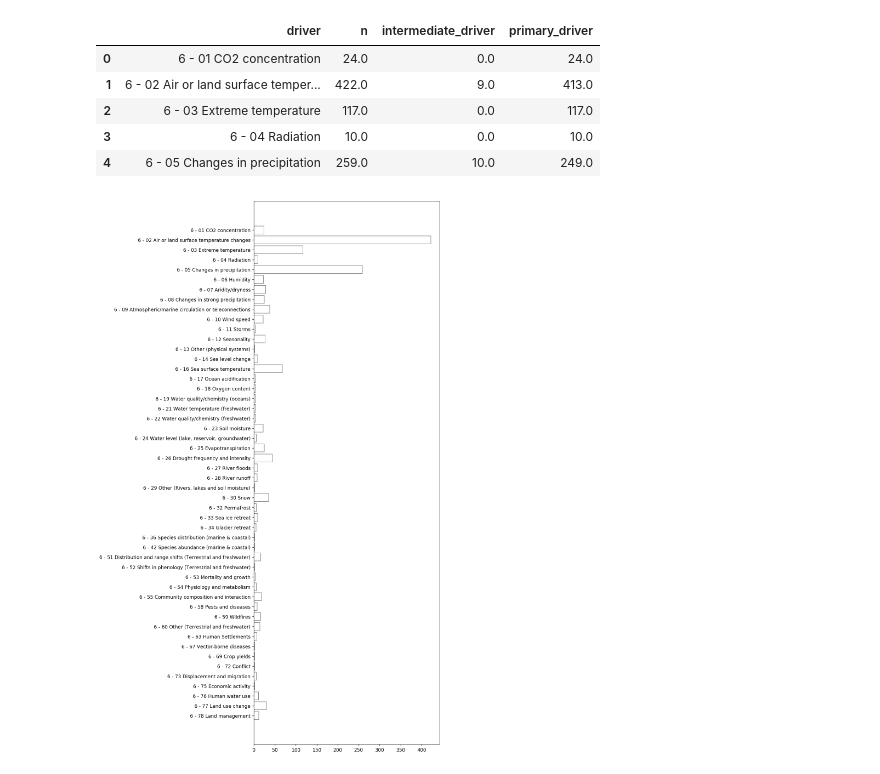
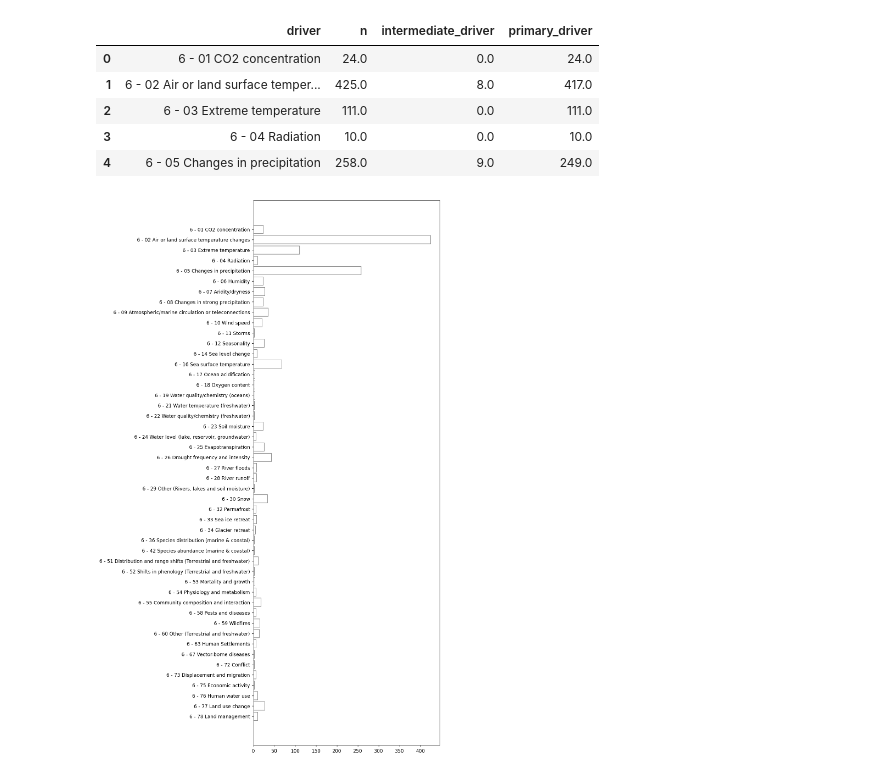
Before and after one commit to mcallaghan/regional-impacts-map, a Jupyter notebook: analysis/predict_drivers.ipynb, the cells around one changed output. Saved outputs shown, nothing was run; the diff lists cells and outputs as text; code cells hidden in the pictures.

```diff
--- a/analysis/predict_drivers.ipynb
+++ b/analysis/predict_drivers.ipynb
@@ -35,4 +35,4 @@ from utils.text import *
 import matplotlib
 import re
 # %%
-df = pd.read_csv('../data/all_categories.csv')
+df = pd.read_csv('../data/category_predictions.csv')
@@ -74,0 +110,26 @@ Category.objects.get(name=c.split(" - ")[1],level=6).equivalents.filter(level=5)
+# %%
+df['2 - Trend or climate change attribtion'] = 0
+
+df.loc[(df['2 - 2.2 Trend attribution']==1) | (df['2 - 2.1. Climate change attribution']==1),'2 - Trend or climate change attribtion'] = 1
+
+
+seen_index = df[df['seen']==1].index
+unseen_index = df[df['seen']==0].index
+new_index = df[(df['seen']==1) & (df['ar5']==0)].index
+rel_index = df[df['relevant']==1].index
+
+qs = Query.objects.filter(pk__in=[8145,7368,8272])
+
+physical_tags = Tag.objects.filter(query__in=qs,id__gt=5177)
+pdos = DocOwnership.objects.filter(tag__in=physical_tags,relevant__gt=0).values_list('doc__id',flat=True)
+physical_index = df[(df['id'].isin(list(pdos))) & (df['relevant']==1)].index
+len(physical_index)
+
+df['ca_rated'] = 0
+df.loc[physical_index,'ca_rated'] = 1
+
+attr_index = df[df['2 - Trend or climate change attribtion']==1].index
+
+print(len(attr_index))
+
+df.head()
@@ -80,34 +150,36 @@ i = 0
 for c in df.columns:
     if "prediction" in c:
         continue
     if re.match("^6 - " ,c):
         im = c.replace("6 - ","4 - ")
         n = df[c].sum()
         if im not in df.columns:
             di = 0
             p_d = n
         else:
             di = df.loc[df[im]==1,c].sum()
             p_d = df.loc[df[im]==0,c].sum()
         if n < 2:
             continue
         driver_dict.append({"driver": c, "n":n, "intermediate_driver": di, "primary_driver":p_d})
         ax.barh(i,n,color="None",edgecolor="grey")
         i+=1
 
 plt.gca().invert_yaxis()
 
 driver_df = pd.DataFrame.from_dict(driver_dict)
 
 ax.set_yticks(driver_df.index)
 ax.set_yticklabels(driver_df['driver'])
 
+all_drivers = list(driver_df['driver'])
+
 driver_df.head()
 # %% [output]
 |  | driver | n | intermediate_driver | primary_driver |
 | 0 | 6 - 01 CO2 concentration | 24.0 | 0.0 | 24.0 |
-| 1 | 6 - 02 Air or land surface temper... | 422.0 | 9.0 | 413.0 |
-| 2 | 6 - 03 Extreme temperature | 117.0 | 0.0 | 117.0 |
+| 1 | 6 - 02 Air or land surface temper... | 425.0 | 8.0 | 417.0 |
+| 2 | 6 - 03 Extreme temperature | 111.0 | 0.0 | 111.0 |
 | 3 | 6 - 04 Radiation | 10.0 | 0.0 | 10.0 |
-| 4 | 6 - 05 Changes in precipitation | 259.0 | 10.0 | 249.0 |
+| 4 | 6 - 05 Changes in precipitation | 258.0 | 9.0 | 249.0 |
-[figure, old version]
+[figure, new version]
```
Also changed, not shown: parts of 53 cells of this notebook, 57 other files.
